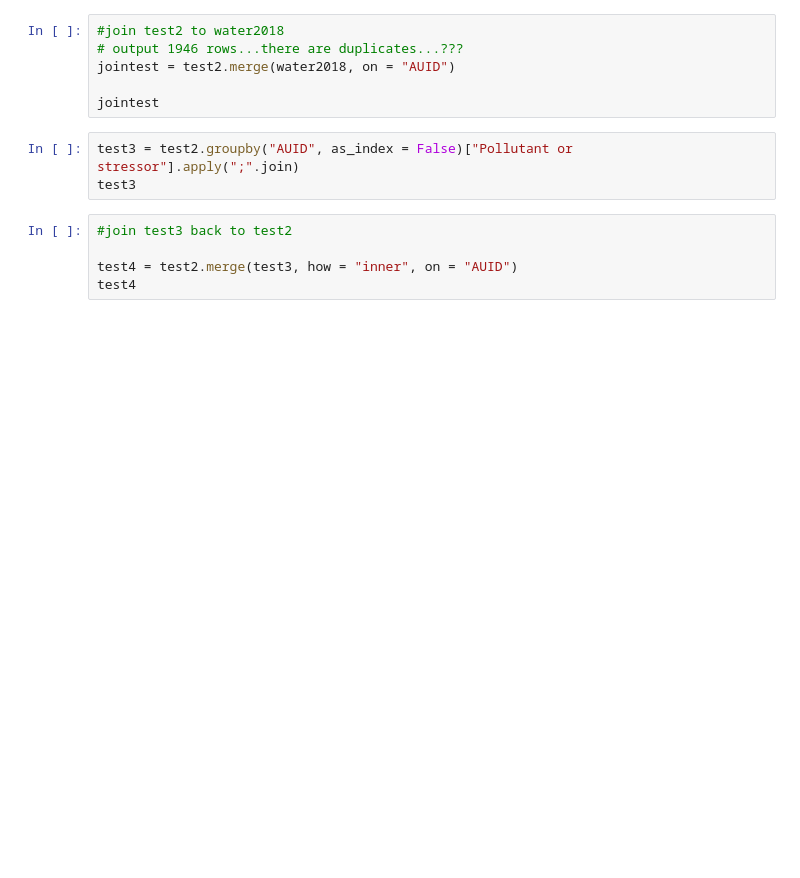
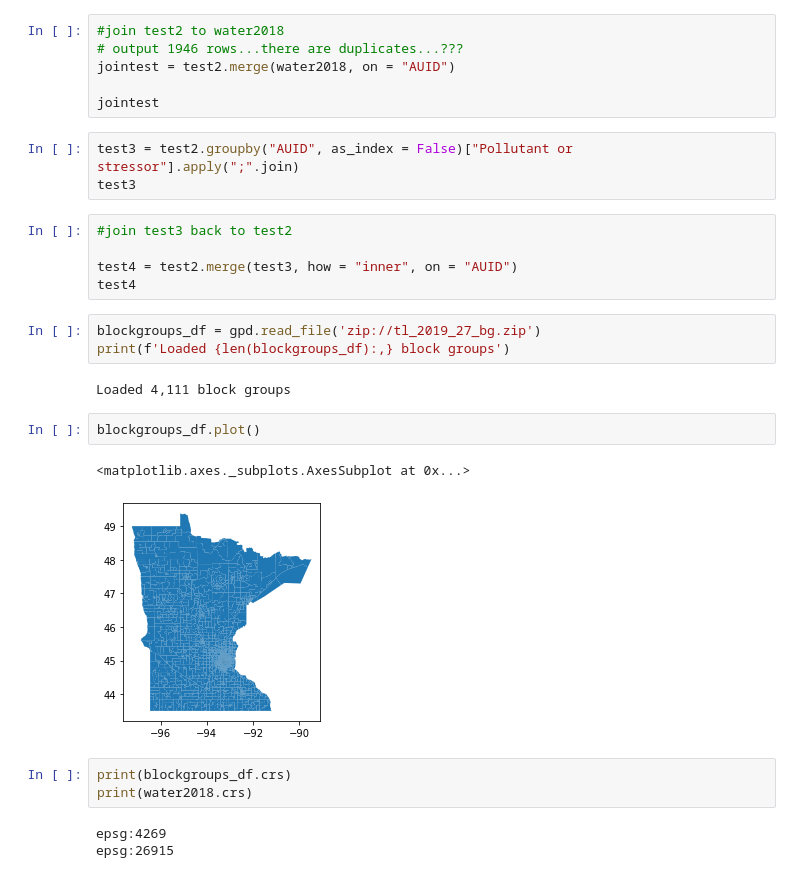
Before and after one commit to dunn96/UMN-GIS5578-Project, a Jupyter notebook: WaterDataTestNotebook.ipynb, the cells around one changed output. Cells and saved outputs as stored; diff of their text form; blank space fills up the shorter version.

Commit message:
Loaded blockgroup data and intersected with a water layer.

```diff
--- a/WaterDataTestNotebook.ipynb
+++ b/WaterDataTestNotebook.ipynb
@@ -69,3 +182,19 @@ test3
 
 test4 = test2.merge(test3, how = "inner", on = "AUID")
 test4
+# %%
+blockgroups_df = gpd.read_file('zip://tl_2019_27_bg.zip')
+print(f'Loaded {len(blockgroups_df):,} block groups')
+# %% [output]
+Loaded 4,111 block groups
+# %%
+blockgroups_df.plot()
+# %% [output]
+<matplotlib.axes._subplots.AxesSubplot at 0x...>
+[figure, added]
+# %%
+print(blockgroups_df.crs)
+print(water2018.crs)
+# %% [output]
+epsg:4269
+epsg:26915
```
Also changed, not shown: parts of 10 cells of this notebook, 2 other files.
